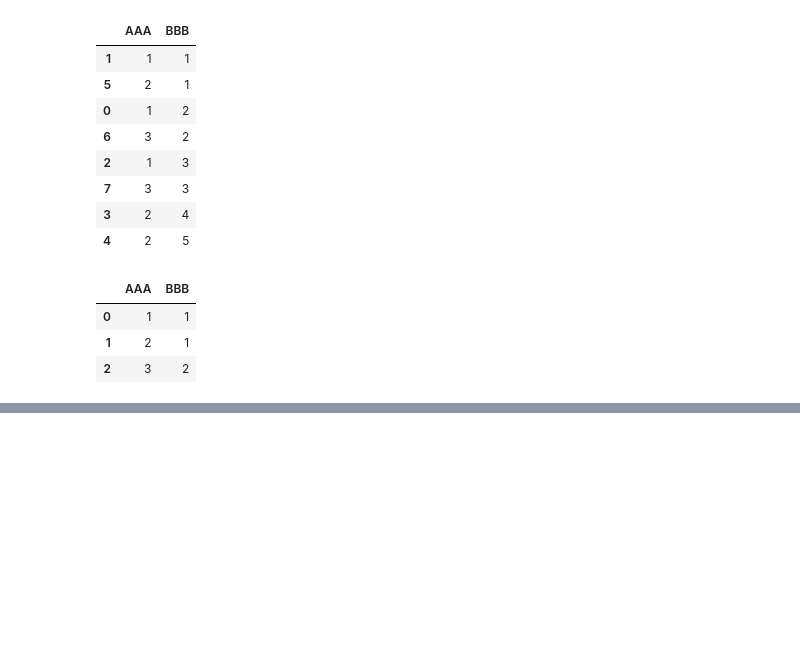
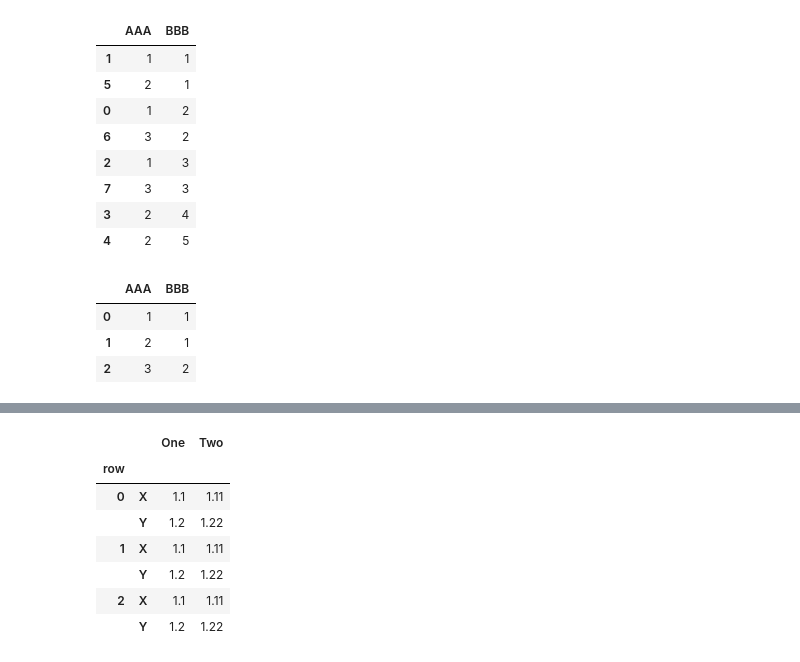
Before and after one commit to zhangshy/Analysis, a Jupyter notebook: pandas/cookbook.ipynb, the cells around one changed output, grey strips where cells are left out. Cells and saved outputs as stored; diff of their text form; code cells hidden in the pictures; blank space fills up the shorter version.

```diff
--- a/pandas/cookbook.ipynb
+++ b/pandas/cookbook.ipynb
@@ -261,0 +301,11 @@ df.sort('BBB').groupby('AAA', as_index=False).first() #sort then take first of e
+# %%
+df.stack(1)
+# %% [output]
+|  |  | One | Two |
+| row |  |  |  |
+| 0 | X | 1.1 | 1.11 |
+|  | Y | 1.2 | 1.22 |
+| 1 | X | 1.1 | 1.11 |
+|  | Y | 1.2 | 1.22 |
+| 2 | X | 1.1 | 1.11 |
+|  | Y | 1.2 | 1.22 |
```
Also changed, not shown: parts of 10 cells of this notebook, 1 other file.
